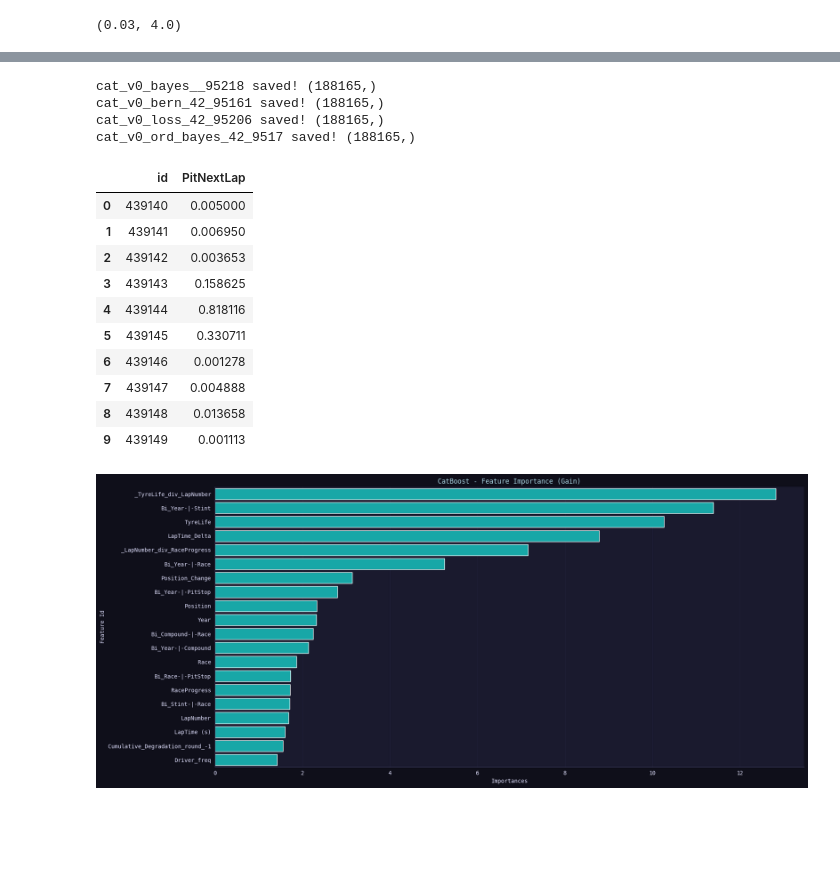
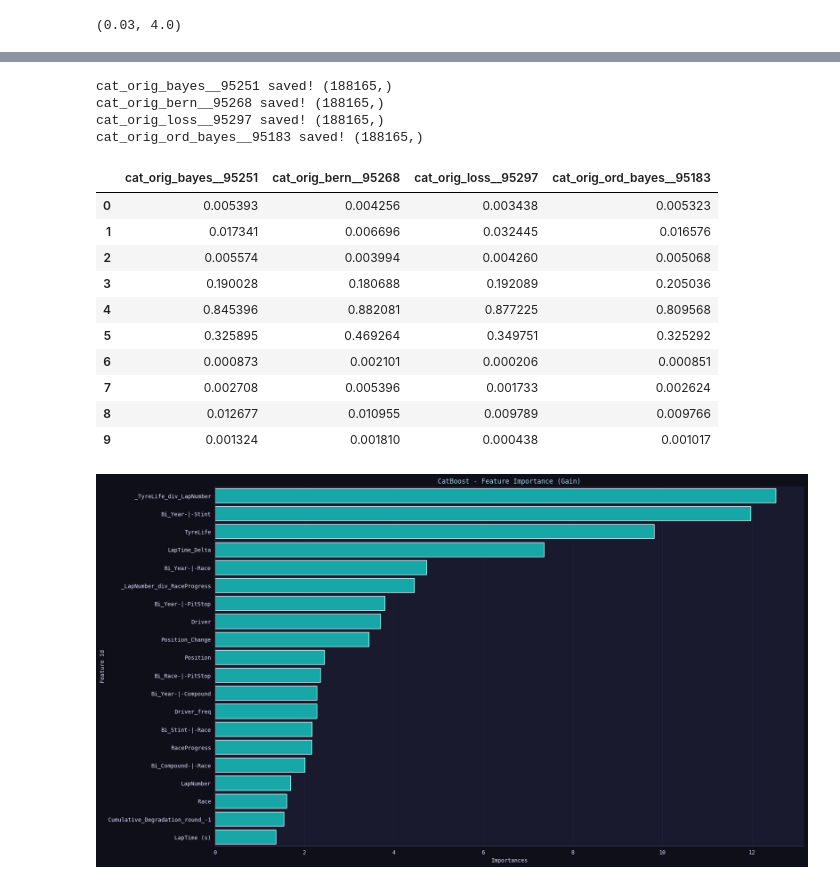
Before and after one commit to coded-sly/ps6e5-F1-PitStop, a Jupyter notebook: ps6e5-catboost-f1-pit.ipynb, the cells around one changed output, grey strips where cells are left out. Drawn from its saved outputs; the diff is of its cells as text; code cells hidden in the pictures; blank space fills up the shorter version.

```diff
--- a/ps6e5-catboost-f1-pit.ipynb
+++ b/ps6e5-catboost-f1-pit.ipynb
@@ -1064,15 +1054,13 @@ print('⚙️⚙️ Training function ready ⚙️⚙️')
 # %% [output]
 ⚙️⚙️ Training function ready ⚙️⚙️
 # %%
-version_name = 'cat_v0_'
+version_name = 'cat_orig_'
 all_model_predictions = {}
 
 MULTI_SEEDS = [CFG.SEED] #, 777, 1234, 24611, 0]
-ALL_CATS = CATS + ['Year', 'Stint'] + ['PitStop', 'is_2023'] + ROUNDS + INTER
+ALL_CATS = CATS + ROUNDS + INTER # ['Year', 'Stint'] + ['PitStop', 'is_2023']
 
-N_SPLITS = 5
-kf = StratifiedKFold(n_splits=N_SPLITS, shuffle=True, random_state=CFG.SEED)
-
+kf = StratifiedKFold(n_splits=CFG.FOLDS, shuffle=True, random_state=CFG.SEED)
 kf
 # %% [output]
 StratifiedKFold(n_splits=5, random_state=42, shuffle=True)
@@ -1363,7 +1351,7 @@ PARAMS = {
     'grow_policy': 'Depthwise',
     # ---------------------------------
     'bootstrap_type': 'Bernoulli',
-    # 'subsample': 0.8, # auto 0.66 for 'Bernoulli'
+    # 'subsample': 0.8, # def= 0.66
     # 'colsample_bylevel': 0.7,
     # 'min_data_in_leaf': 20,
     # ---------------------------------
@@ -1372,16 +1360,16 @@ PARAMS = {
     'learning_rate': LR,
     # 'depth': 6,
     'l2_leaf_reg': L2_REG,
+    'random_state': CFG.SEED,
     'thread_count': os.cpu_count(),
+    'verbose': 0,
     'allow_writing_files': False,
-    'random_state': CFG.SEED,
-    'verbose': 0,
     'task_type': 'GPU' if torch.cuda.is_available() else 'CPU',
 }
 
 for be_seed in MULTI_SEEDS:
     PARAMS['random_state'] = be_seed
-    n = f"{version_name}bern_" + str(be_seed)
+    n = f"{version_name}bern_" #+ str(be_seed)
     all_model_predictions[n] = Trainer_CV(
         model_name=n,
         params=PARAMS,
@@ -1469,5 +1457,5 @@ Average Score: 0.95162 ± 0.00085
 # %%
-## ====== LOSS =====
+## ===== LOSS =====
 
 PARAMS = {
     'boosting_type': 'Plain',
@@ -1482,16 +1470,16 @@ PARAMS = {
     'learning_rate': LR,
     # 'depth': 6,
     'l2_leaf_reg': L2_REG,
+    'random_state': CFG.SEED,
     'thread_count': os.cpu_count(),
+    'verbose': 0,
     'allow_writing_files': False,
-    'random_state': CFG.SEED,
-    'verbose': 0,
     'task_type': 'GPU' if torch.cuda.is_available() else 'CPU',
 }
 
 for l_seed in MULTI_SEEDS:
     PARAMS['random_state'] = l_seed
-    n = f"{version_name}loss_" + str(l_seed)
+    n = f"{version_name}loss_" #+ str(l_seed)
     all_model_predictions[n] = Trainer_CV(
         model_name=n,
         params=PARAMS,
@@ -1589,16 +1577,16 @@ PARAMS = {
     'learning_rate': LR,
     # 'depth': 6,
     'l2_leaf_reg': L2_REG,
+    'random_state': CFG.SEED,
     'thread_count': os.cpu_count(),
+    'verbose': 0,
     'allow_writing_files': False,
-    'random_state': CFG.SEED,
-    'verbose': 0,
     'task_type': 'GPU' if torch.cuda.is_available() else 'CPU',
 }
 
 for or_seed in MULTI_SEEDS:
     PARAMS['random_state'] = or_seed
-    n = f"{version_name}ord_bayes_" + str(or_seed)
+    n = f"{version_name}ord_bayes_" #+ str(or_seed)
     all_model_predictions[n] = Trainer_CV(
         model_name=n,
         params=PARAMS,
@@ -1765,48 +1771,52 @@ cat_v0_ord_bayes_42_9517 saved!
 # %%
-## -- Save test predictions/submission --
+## -- Save test predictions/submissions --
+test_predictions = {}
+
 for i, (k, v) in enumerate(all_model_predictions.items()):
-    for x, y in v.items():
+    for j, (x, y) in enumerate(v.items()):
         if x == 'test_preds':
-
             ## -- Base submission file --
             n = f"{k}_{str(all_scores[i]).split('.')[1]}"
             np.save(f"test_{n}.npy", y)
+            test_predictions[n] = y
 
             submit[TARGET] = y
             submit.to_csv(f'submit_{n}.csv', index=False)
             print(f'{n} saved! {y.shape}')
 
-submit.head(10)
+print()
+pd.DataFrame(test_predictions).head(10)
 # %% [output]
-cat_v0_bayes__95218 saved! (188165,)
-cat_v0_bern_42_95161 saved! (188165,)
-cat_v0_loss_42_95206 saved! (188165,)
-cat_v0_ord_bayes_42_9517 saved! (188165,)
+cat_orig_bayes__95251 saved! (188165,)
+cat_orig_bern__95268 saved! (188165,)
+cat_orig_loss__95297 saved! (188165,)
+cat_orig_ord_bayes__95183 saved! (188165,)
-|  | id | PitNextLap |
-| 0 | 439140 | 0.005000 |
-| 1 | 439141 | 0.006950 |
-| 2 | 439142 | 0.003653 |
-| 3 | 439143 | 0.158625 |
-| 4 | 439144 | 0.818116 |
-| 5 | 439145 | 0.330711 |
-| 6 | 439146 | 0.001278 |
-| 7 | 439147 | 0.004888 |
-| 8 | 439148 | 0.013658 |
-| 9 | 439149 | 0.001113 |
+|  | cat_orig_bayes__95251 | cat_orig_bern__95268 | cat_orig_loss__95297 | cat_orig_ord_bayes__95183 |
+| 0 | 0.005393 | 0.004256 | 0.003438 | 0.005323 |
+| 1 | 0.017341 | 0.006696 | 0.032445 | 0.016576 |
+| 2 | 0.005574 | 0.003994 | 0.004260 | 0.005068 |
+| 3 | 0.190028 | 0.180688 | 0.192089 | 0.205036 |
+| 4 | 0.845396 | 0.882081 | 0.877225 | 0.809568 |
+| 5 | 0.325895 | 0.469264 | 0.349751 | 0.325292 |
+| 6 | 0.000873 | 0.002101 | 0.000206 | 0.000851 |
+| 7 | 0.002708 | 0.005396 | 0.001733 | 0.002624 |
+| 8 | 0.012677 | 0.010955 | 0.009789 | 0.009766 |
+| 9 | 0.001324 | 0.001810 | 0.000438 | 0.001017 |
 # %%
 ## -- Plot Feature Importances --
 MAX = 20
-get_model = all_model_predictions[list(all_model_predictions.keys())[-1]]
+
+get_model = all_model_predictions[list(all_model_predictions.keys())[0]]
 feature_imp = get_model['model'].get_feature_importance(prettified=True)
 
-plt.figure(figsize=(18, 8))
-ax = sns.barplot(x='Importances', y='Feature Id', data=feature_imp.head(MAX))
+plt.figure(figsize=(18, 10))
+ax = sns.barplot(x='Importances', y='Feature Id', data=feature_imp[:MAX])
 
 ax.set_title("CatBoost - Feature Importance (Gain)")
 ax.spines['top'].set_visible(False)
 ax.spines['right'].set_visible(False)
 
 plt.tight_layout()
 plt.show()
 # %% [output]
-[figure, old version]
+[figure, new version]
```
Also changed, not shown: parts of 16 cells of this notebook.
